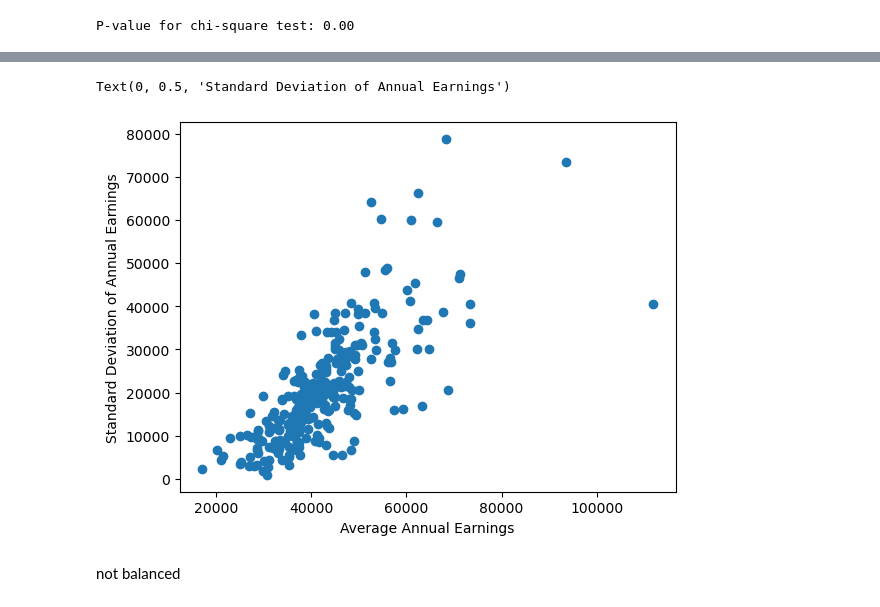
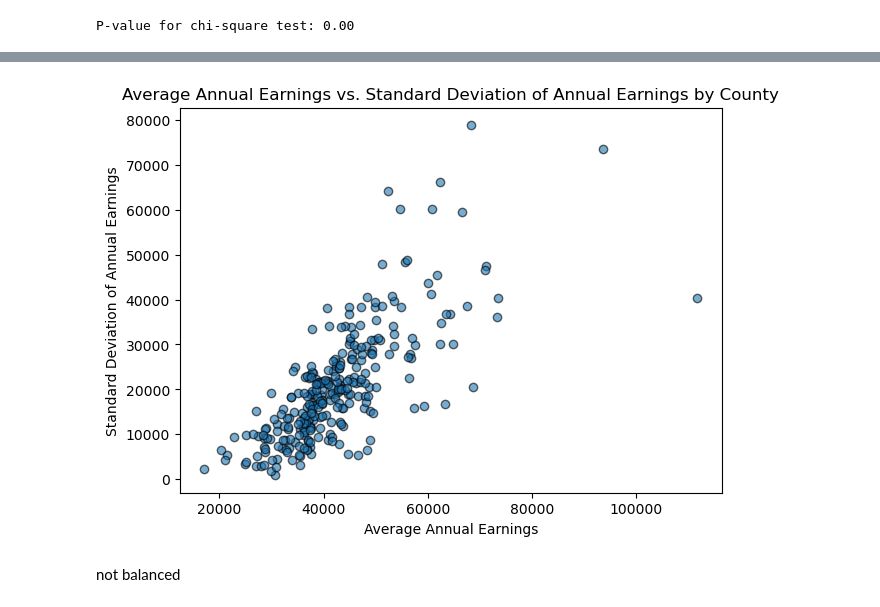
Before and after one commit to nick-carroll1/Matching-Exercise, a Jupyter notebook: matching_exercise.ipynb, the cells around one changed output, grey strips where cells are left out. Saved outputs shown, nothing was run; the diff lists cells and outputs as text; code cells hidden in the pictures.

```diff
--- a/matching_exercise.ipynb
+++ b/matching_exercise.ipynb
@@ -78,12 +62,14 @@ for i in cps['county'].unique():
     l_avg.append(cps.loc[cps['county']==i, 'annual_earnings'].mean())
     l_std.append(cps.loc[cps['county']==i, 'annual_earnings'].std())
 # %%
-plt.scatter(l_avg, l_std)
+plt.figure(figsize=(7,5), dpi=100)
+plt.scatter(l_avg, l_std, edgecolors='black', alpha=0.6)
 plt.xlabel('Average Annual Earnings')
 plt.ylabel('Standard Deviation of Annual Earnings')
+plt.title('Average Annual Earnings vs. Standard Deviation of Annual Earnings by County')
+plt.show()
 # %% [output]
-Text(0, 0.5, 'Standard Deviation of Annual Earnings')
-[figure, old version]
+[figure, new version]
 # %% [markdown]
 not balanced
 # %% [markdown]
```
Also changed, not shown: parts of 14 cells of this notebook.
